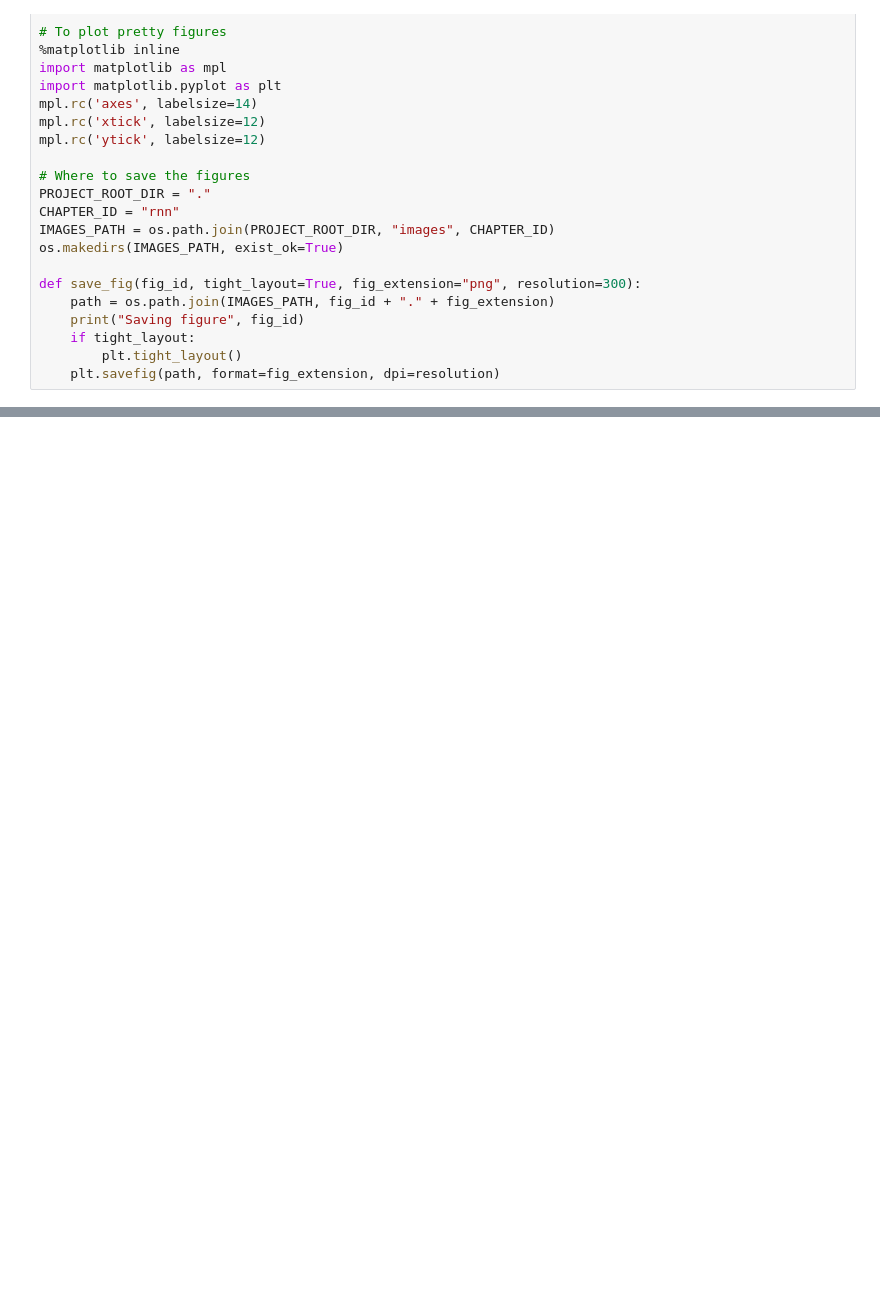
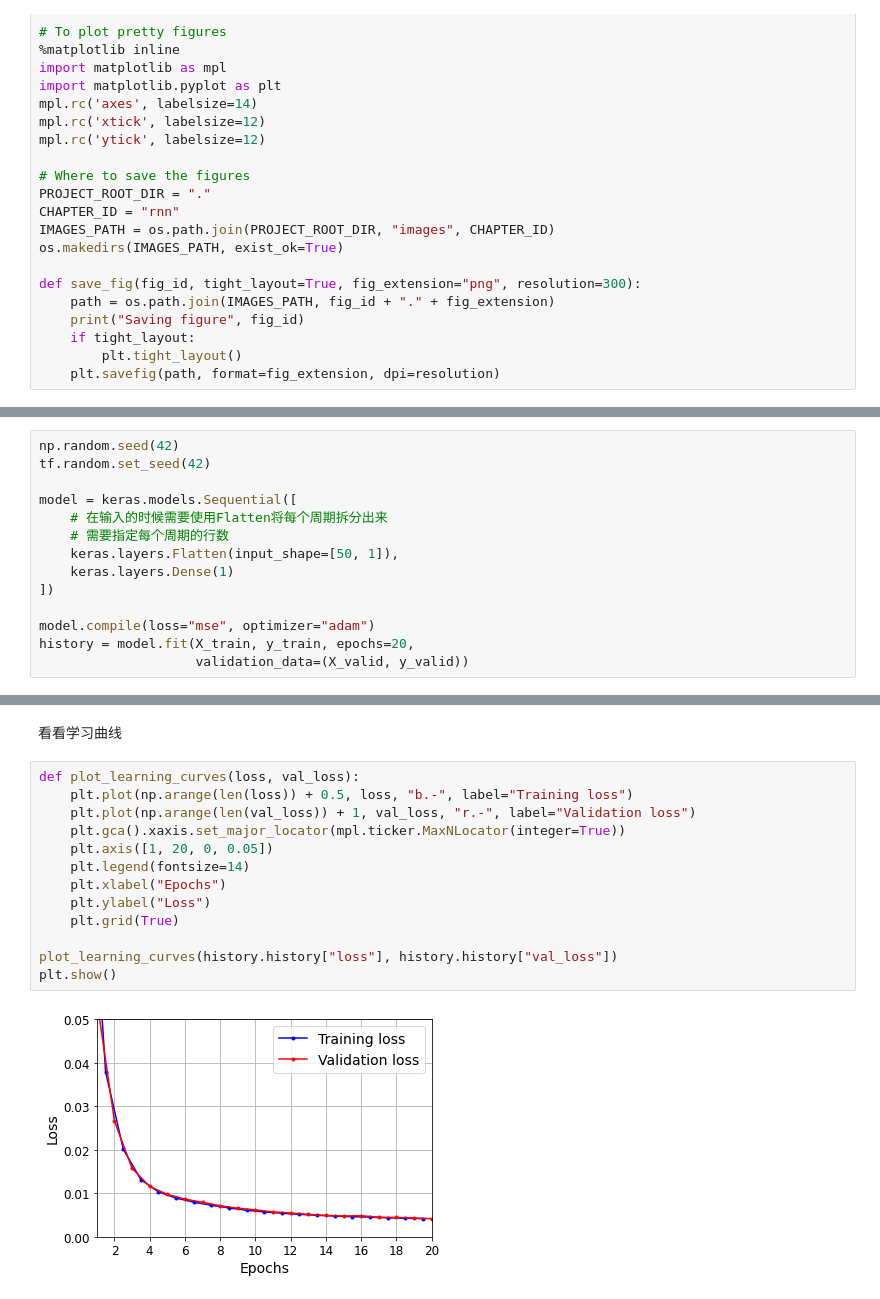
Before and after one commit to Boerd-coin/handson_ml, a Jupyter notebook: practice/15_使用RNN和CNN处理序列.ipynb, the cells around one changed output, grey strips where cells are left out. Cells and saved outputs as stored; diff of their text form; blank space fills up the shorter version.

```diff
--- a/practice/15_使用RNN和CNN处理序列.ipynb
+++ b/practice/15_使用RNN和CNN处理序列.ipynb
@@ -54,0 +129,14 @@ def save_fig(fig_id, tight_layout=True, fig_extension="png", resolution=300):
+# %%
+np.random.seed(42)
+tf.random.set_seed(42)
+
+model = keras.models.Sequential([
+    # 在输入的时候需要使用Flatten将每个周期拆分出来
+    # 需要指定每个周期的行数
+    keras.layers.Flatten(input_shape=[50, 1]),
+    keras.layers.Dense(1)
+])
+
+model.compile(loss="mse", optimizer="adam")
+history = model.fit(X_train, y_train, epochs=20,
+                    validation_data=(X_valid, y_valid))
@@ -54,0 +167,17 @@ def save_fig(fig_id, tight_layout=True, fig_extension="png", resolution=300):
+# %% [markdown]
+看看学习曲线
+# %%
+def plot_learning_curves(loss, val_loss):
+    plt.plot(np.arange(len(loss)) + 0.5, loss, "b.-", label="Training loss")
+    plt.plot(np.arange(len(val_loss)) + 1, val_loss, "r.-", label="Validation loss")
+    plt.gca().xaxis.set_major_locator(mpl.ticker.MaxNLocator(integer=True))
+    plt.axis([1, 20, 0, 0.05])
+    plt.legend(fontsize=14)
+    plt.xlabel("Epochs")
+    plt.ylabel("Loss")
+    plt.grid(True)
+
+plot_learning_curves(history.history["loss"], history.history["val_loss"])
+plt.show()
+# %% [output]
+[figure, added]
```
Also changed, not shown: parts of 23 cells of this notebook, 1 other file.
